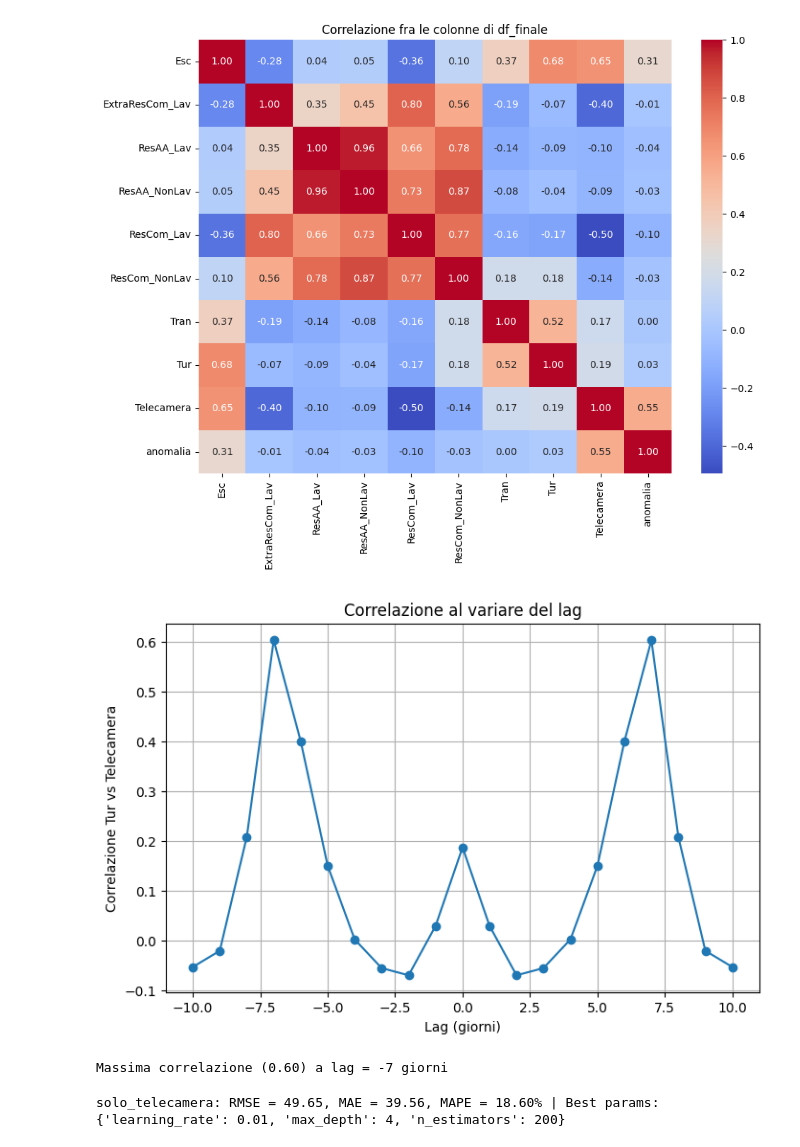
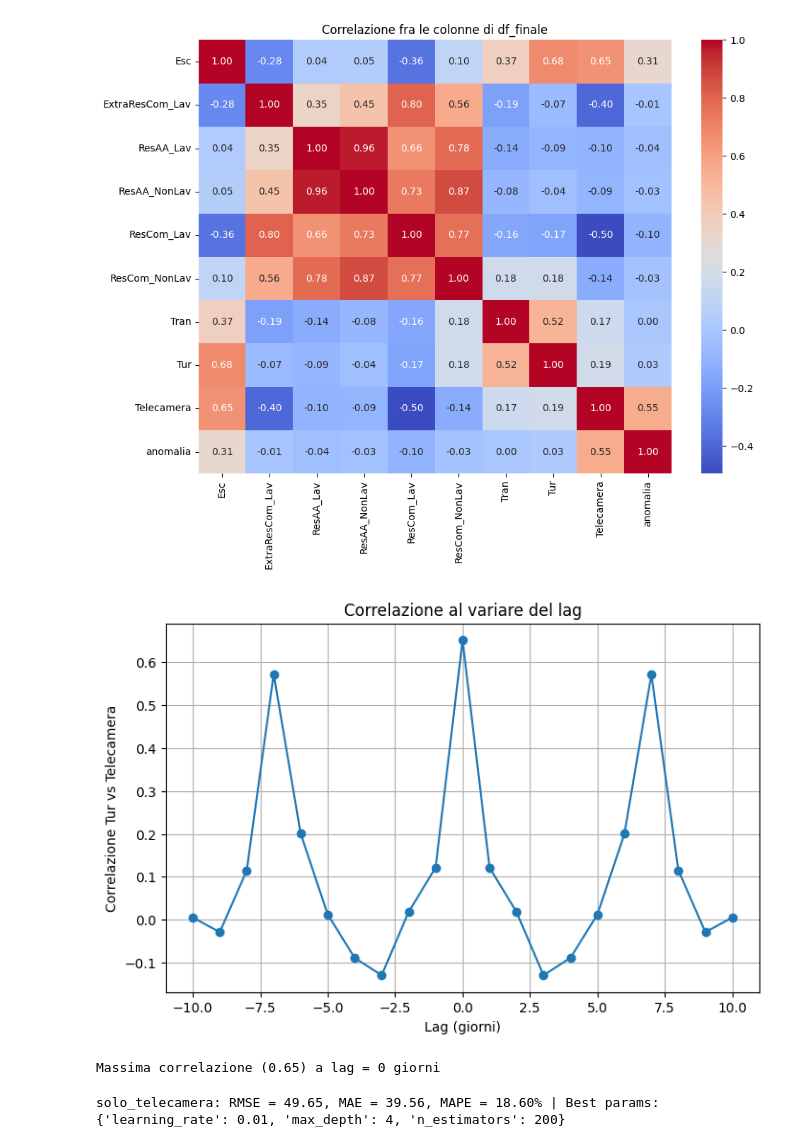
Before and after one commit to nbicocchi/S4C-Project, a Jupyter notebook: experiments/dataset2025/data_analysis/presence_analysis_2.ipynb, the cells around one changed output. Saved outputs shown, nothing was run; the diff lists cells and outputs as text; code cells hidden in the pictures.

```diff
--- a/experiments/dataset2025/data_analysis/presence_analysis_2.ipynb
+++ b/experiments/dataset2025/data_analysis/presence_analysis_2.ipynb
@@ -40,6 +40,10 @@ df_presenze = (
     .reset_index()   # <-- porta la data come prima colonna
 )
 
+df_presenze["data_analisi"] = (
+    pd.to_datetime(df_presenze["data_analisi"]) + pd.Timedelta(days=0)
+)
+
 df_presenze
 # %% [output]
 | classe | data_analisi | Esc | ExtraResCom_Lav | ResAA_Lav | ResAA_NonLav | ResCom_Lav | ResCom_NonLav | Tran | ... |
@@ -245,18 +262,21 @@ plt.show()
 # %%
 import matplotlib.pyplot as plt
 import matplotlib.dates as mdates
+import pandas as pd
+
+# Assicurati che la colonna sia datetime
+df_finale["data_analisi"] = pd.to_datetime(df_finale["data_analisi"])
 
 fig, ax = plt.subplots(figsize=(14,7))
 
 # Colonne da plottare
-colonne_da_plot = ["Tur", "Telecamera"]
+colonne_da_plot = ["Esc", "Telecamera"]
 palette = plt.cm.tab10(range(len(colonne_da_plot)))
 
 # =========================
 # Linee verticali per DOMENICHE
 # =========================
 sundays = df_finale[df_finale["data_analisi"].dt.weekday == 6]["data_analisi"]
-
 for d in sundays:
     ax.axvline(
         x=d,
@@ -266,8 +286,9 @@ for d in sundays:
         alpha=0.4
     )
 
-
-# Linee principali con piccoli marker
+# =========================
+# Linee principali con marker
+# =========================
 for i, col in enumerate(colonne_da_plot):
     ax.plot(
         df_finale["data_analisi"],
@@ -280,26 +301,29 @@ for i, col in enumerate(colonne_da_plot):
         label=col
     )
 
-# Linee verticali trasparenti per anomalie
+# =========================
+# Linee verticali per anomalie
+# =========================
 for level, color in zip([1, 2, 3], ["orange", "red", "black"]):
     dates = df_finale[df_finale["anomalia"] == level]["data_analisi"]
-    if not dates.empty:
-        for d in dates:
-            ax.axvline(
-                x=d,
-                color=color,
-                linewidth=1 + level,
-                alpha=0.3
-            )
+    for d in dates:
+        ax.axvline(
+            x=d,
+            color=color,
+            linewidth=1 + level,
+            alpha=0.3
+        )
 
-# Migliore formattazione asse x
+# =========================
+# Formattazione asse x
+# =========================
 ax.set_title("Daily presences with markers and vertical lines for anomalies")
 ax.set_xlabel("Date")
 ax.set_ylabel("Number of presences")
 ax.grid(True, alpha=0.1)
 ax.legend(loc="upper left")
 
-# Imposta i tick dell'asse x ogni settimana
+# Tick settimanali
 ax.xaxis.set_major_locator(mdates.WeekdayLocator(interval=1))
 ax.xaxis.set_major_formatter(mdates.DateFormatter("%Y-%m-%d"))
 plt.xticks(rotation=45)
@@ -326,36 +350,36 @@ plt.show()
 # %%
 import pandas as pd
 import matplotlib.pyplot as plt
 
 # Numero massimo di giorni da shifare
 max_lag = 10
 
 correlations = []
 
 for lag in range(-max_lag, max_lag+1):
     if lag < 0:
         # shift Telecamera indietro di |lag| giorni
-        corr = df_finale["Tur"].corr(df_finale["Telecamera"].shift(-lag))
+        corr = df_finale["Esc"].corr(df_finale["Telecamera"].shift(-lag))
     else:
         # shift Telecamera avanti di lag giorni
-        corr = df_finale["Tur"].corr(df_finale["Telecamera"].shift(lag))
+        corr = df_finale["Esc"].corr(df_finale["Telecamera"].shift(lag))
     correlations.append(corr)
 
 # Crea un grafico
 plt.figure(figsize=(8,5))
 plt.plot(range(-max_lag, max_lag+1), correlations, marker='o')
 plt.xlabel("Lag (giorni)")
 plt.ylabel("Correlazione Tur vs Telecamera")
 plt.title("Correlazione al variare del lag")
 plt.grid(True)
 plt.show()
 
 # Mostra il lag con massima correlazione
 best_lag = range(-max_lag, max_lag+1)[pd.Series(correlations).idxmax()]
 print(f"Massima correlazione ({max(correlations):.2f}) a lag = {best_lag} giorni")
 # %% [output]
-[figure, old version]
+[figure, new version]
-Massima correlazione (0.60) a lag = -7 giorni
+Massima correlazione (0.65) a lag = 0 giorni
 # %%
 import pandas as pd
 import numpy as np
```
Also changed, not shown: parts of 2 cells of this notebook, 14 other files.
